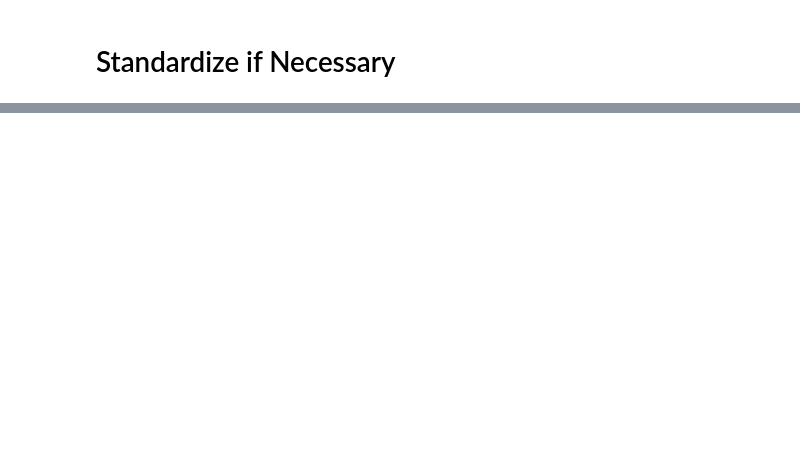
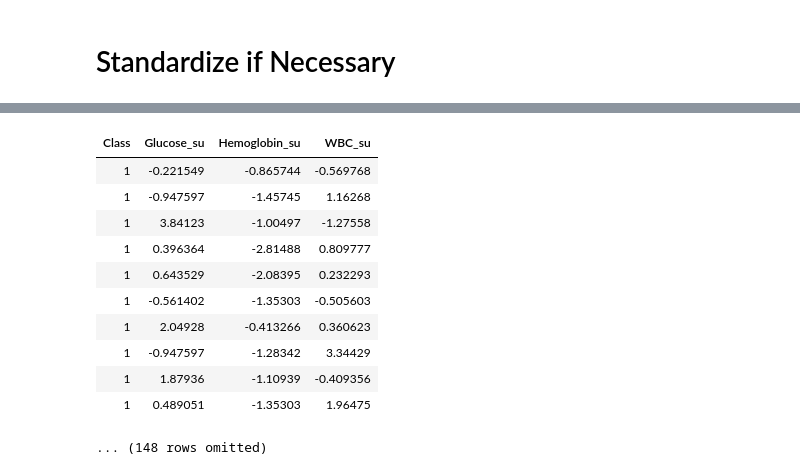
Before and after one commit to AUP-CS2065/lecture, a Jupyter notebook: lec12.ipynb, the cells around one changed output, grey strips where cells are left out. Saved outputs shown, nothing was run; the diff lists cells and outputs as text; code cells hidden in the pictures; blank space fills up the shorter version.

```diff
--- a/lec12.ipynb
+++ b/lec12.ipynb
@@ -570,0 +833,15 @@ evaluate_accuracy(training_set, test_set, 3)
+# %%
+ckd_new
+# %% [output]
+| Class | Glucose_su | Hemoglobin_su | WBC_su |
+| 1 | -0.221549 | -0.865744 | -0.569768 |
+| 1 | -0.947597 | -1.45745 | 1.16268 |
+| 1 | 3.84123 | -1.00497 | -1.27558 |
+| 1 | 0.396364 | -2.81488 | 0.809777 |
+| 1 | 0.643529 | -2.08395 | 0.232293 |
+| 1 | -0.561402 | -1.35303 | -0.505603 |
+| 1 | 2.04928 | -0.413266 | 0.360623 |
+| 1 | -0.947597 | -1.28342 | 3.34429 |
+| 1 | 1.87936 | -1.10939 | -0.409356 |
+| 1 | 0.489051 | -1.35303 | 1.96475 |
+... (148 rows omitted)
```
Also changed, not shown: parts of 71 cells of this notebook, 3 other files.
